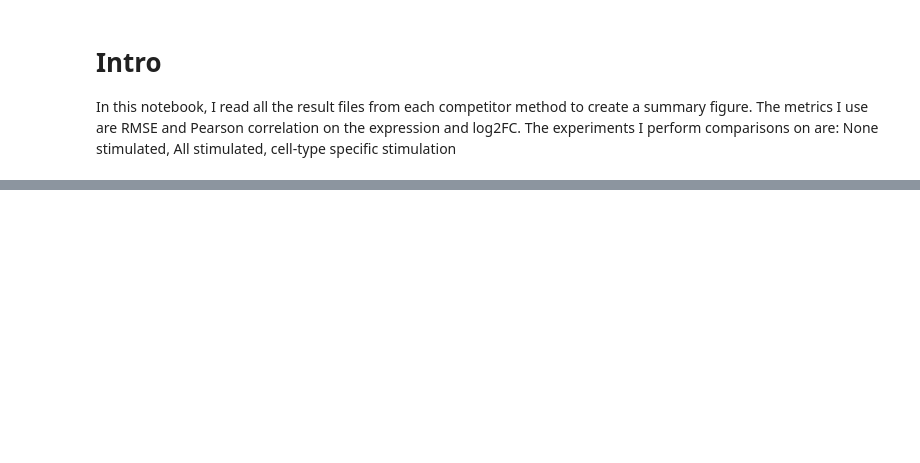
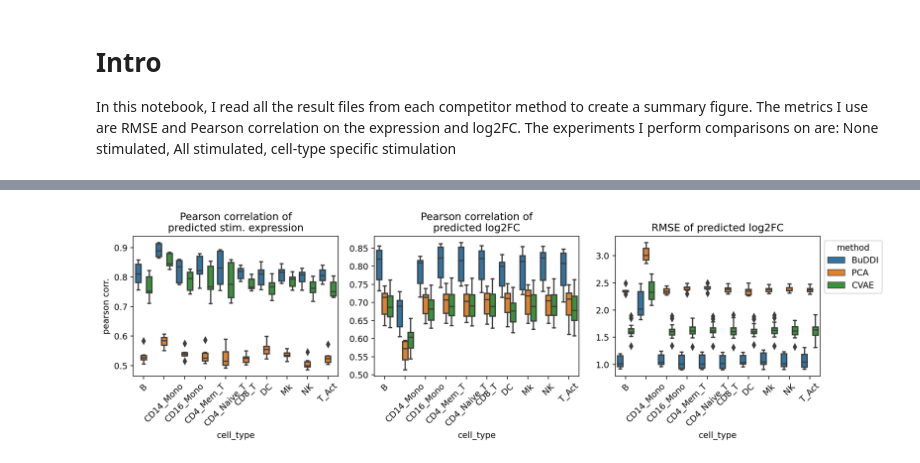
Before and after one commit to greenelab/sc_bulk_ood, a Jupyter notebook: exploratory_experiments/compare_kang_corr.ipynb, the cells around one changed output, grey strips where cells are left out. Saved outputs shown, nothing was run; the diff lists cells and outputs as text; code cells hidden in the pictures; blank space fills up the shorter version.

```diff
--- a/exploratory_experiments/compare_kang_corr.ipynb
+++ b/exploratory_experiments/compare_kang_corr.ipynb
@@ -101,4 +104,50 @@ s
 # %%
 a2 = plot_df.groupby(["method"])["expr_r2", "log2FC_r2", "log2FC_rmse"].std()
+# %%
+
+# plot
+fig, axs = plt.subplots(1, 3, figsize=(13,4), dpi=216)
+
+sns.boxplot(data=plot_df[plot_df["bulk_type"] == "cell_type_specific"],
+            x="cell_type", y="expr_r2",
+            hue="method", ax= axs[0])
+axs[0].set_title("Pearson correlation of\npredicted stim. expression")
+axs[0].set(ylabel="pearson corr.")
+axs[0].tick_params(axis='x', rotation=45)
+
+
+sns.boxplot(data=plot_df[plot_df["bulk_type"] == "cell_type_specific"],
+            x="cell_type", y="log2FC_r2",
+            hue="method", ax= axs[1])
+axs[1].set_title("Pearson correlation of\npredicted log2FC")
+axs[1].set(ylabel="pearson corr.")
+axs[1].tick_params(axis='x', rotation=45)
+
+
+sns.boxplot(data=plot_df[plot_df["bulk_type"] == "cell_type_specific"],
+            x="cell_type", y="log2FC_rmse",
+            hue="method", ax= axs[2])
+axs[2].set_title("RMSE of predicted log2FC")
+axs[2].set(ylabel="pearson corr.")
+axs[2].tick_params(axis='x', rotation=45)
+
+
+axs[0].get_legend().remove()
+axs[1].get_legend().remove()
+sns.move_legend(axs[2], "upper left", bbox_to_anchor=(1, 1))
+
+
+y_axis = axs[1].axes.get_yaxis()
+y_label = y_axis.get_label()
+y_label.set_visible(False)
+
+y_axis = axs[2].axes.get_yaxis()
+y_label = y_axis.get_label()
+y_label.set_visible(False)
+
+fig.show()
+fig.tight_layout()
+# %% [output]
+[figure, added]
 # %%
 
```
Also changed, not shown: parts of 5 cells of this notebook, 11 other files.
